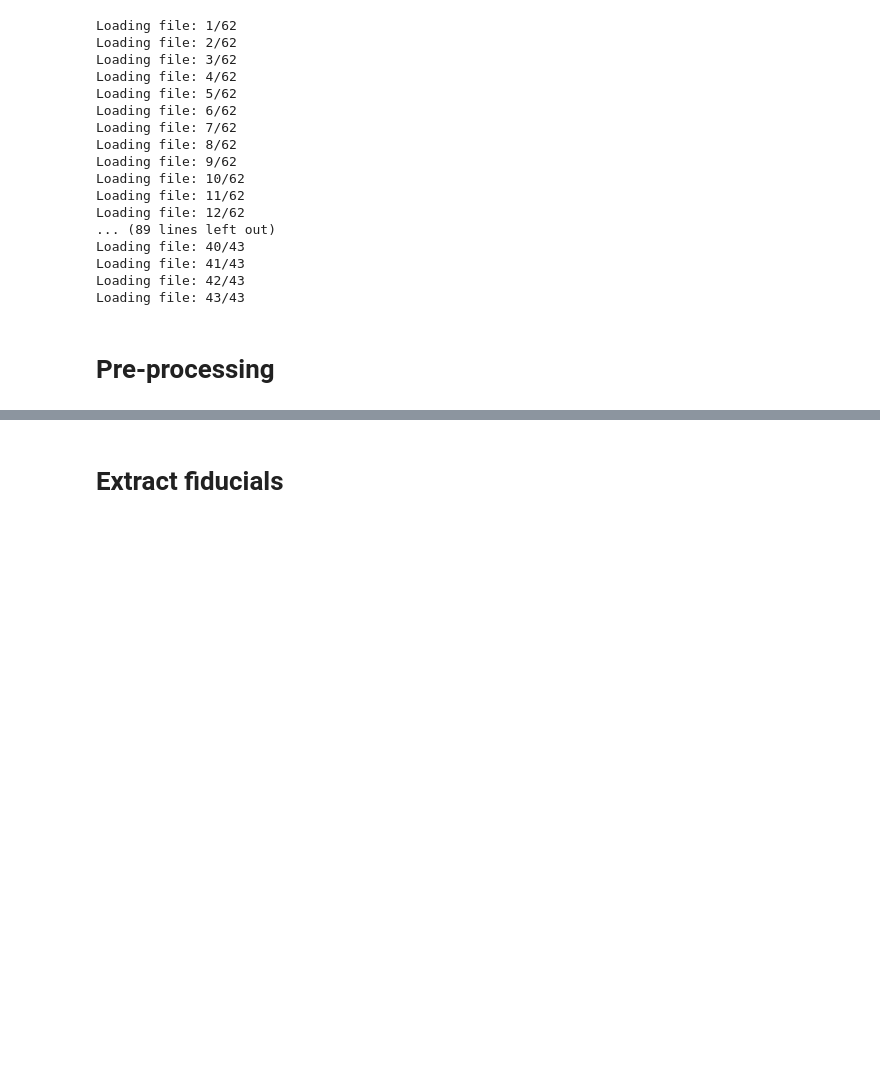
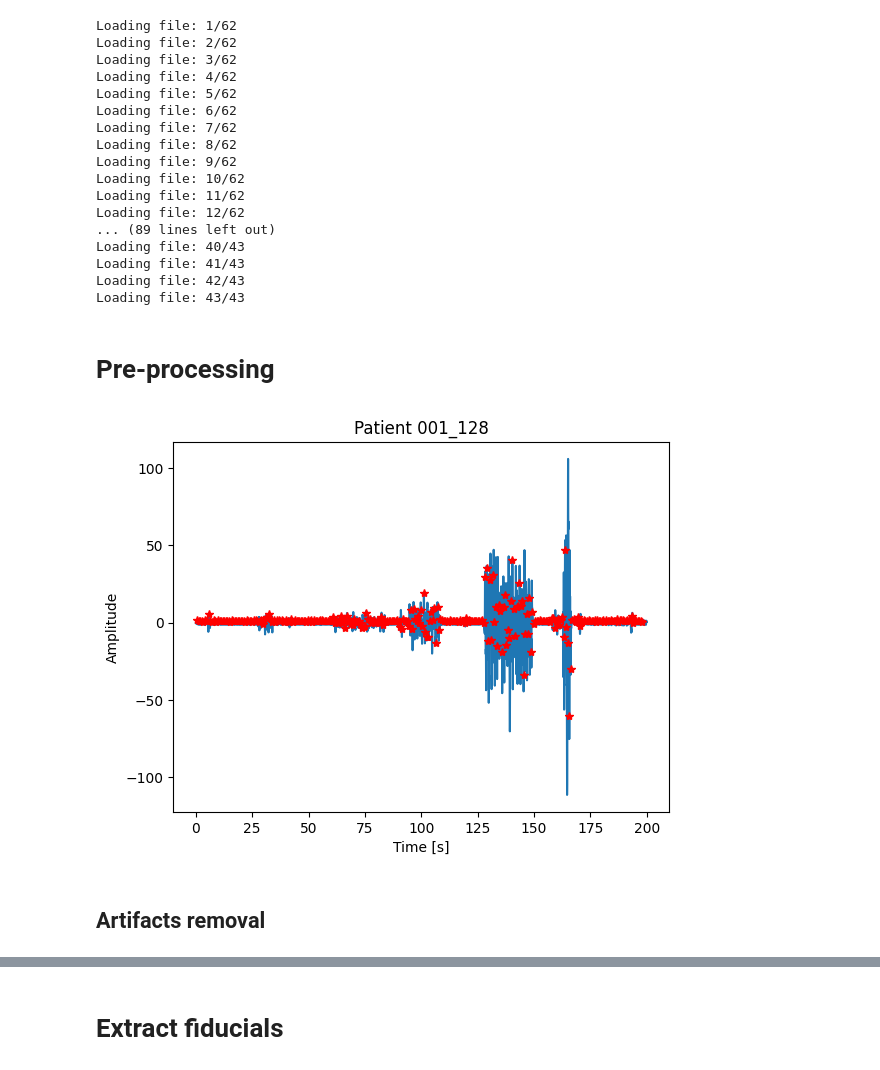
Before and after one commit to eleonora11sala/AI-project, a Jupyter notebook: extract_all_features.ipynb, the cells around one changed output, grey strips where cells are left out. Drawn from its saved outputs; the diff is of its cells as text; code cells hidden in the pictures; blank space fills up the shorter version.

Commit message:
artifacts + area

```diff
--- a/extract_all_features.ipynb
+++ b/extract_all_features.ipynb
@@ -8,7 +9,7 @@ import numpy as np
 # %% [markdown]
 # Load Data
 # %%
-ROOT_PATH = u'C:/Users/cricr/OneDrive - Politecnico di Milano/Università/MASTER/applied AI in Biomedicine/project/train'
+ROOT_PATH = 'C:/Users/user/Desktop/AI-project/train'
 # %%
 ppgs_128, speaks_128, annotations_128, ppgs_250, speaks_250, annotations_250 = loadData(ROOT_PATH)
 # %% [output]
@@ -33,6 +34,6 @@ Loading file: 43/43
 # Pre-processing
 # %%
 for i in range(len(ppgs_128)):
-    ppgs_128[i] = preprocess(ppgs_128[i])
+    ppgs_128[i] = preprocess(ppgs_128[i],128)
 # %%
 for i in range(len(ppgs_250)):
@@ -39,0 +41,16 @@ for i in range(len(ppgs_250)):
+# %%
+import matplotlib.pyplot as plt
+
+fig, axs = plt.subplots()
+axs.set_title("Patient 001_128")
+fs=128
+t = np.arange(0, ppgs_128[0].shape[0]/fs, 1/fs)
+axs.plot(t[0:200*128], ppgs_128[0][0:200*128], color='C0')
+axs.plot((speaks_128[0][0:300])/128, ppgs_128[0][speaks_128[0][0:300]],'*', color='r')
+axs.set_xlabel("Time [s]")
+axs.set_ylabel("Amplitude")
+plt.show()
+# %% [output]
+[figure, added]
+# %% [markdown]
+## Artifacts removal
```
Also changed, not shown: parts of 14 cells of this notebook, 5 other files.
